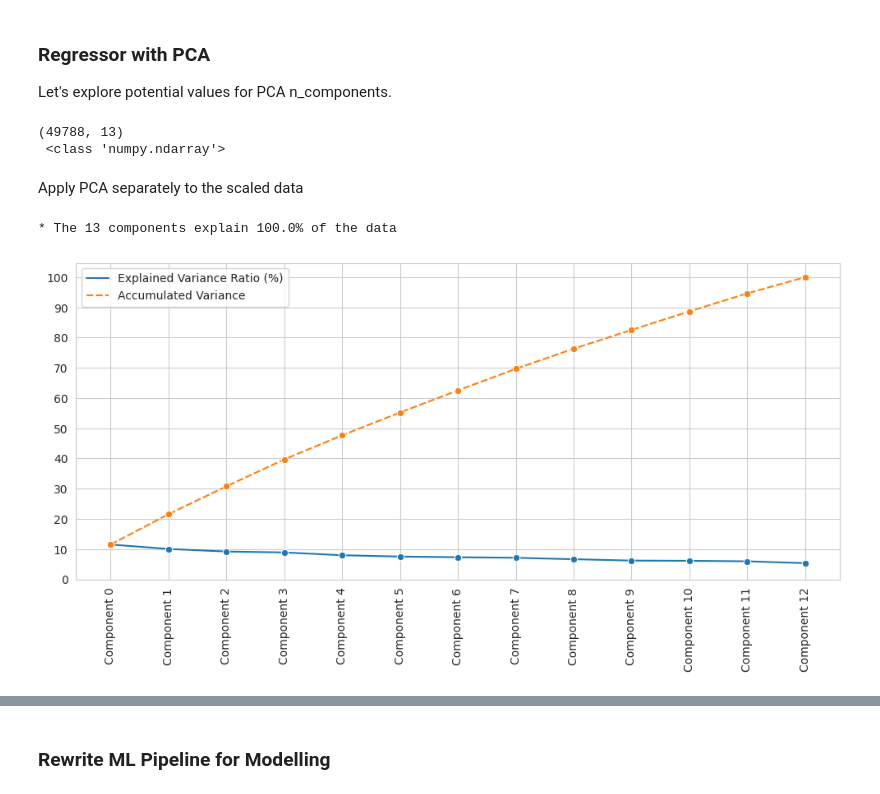
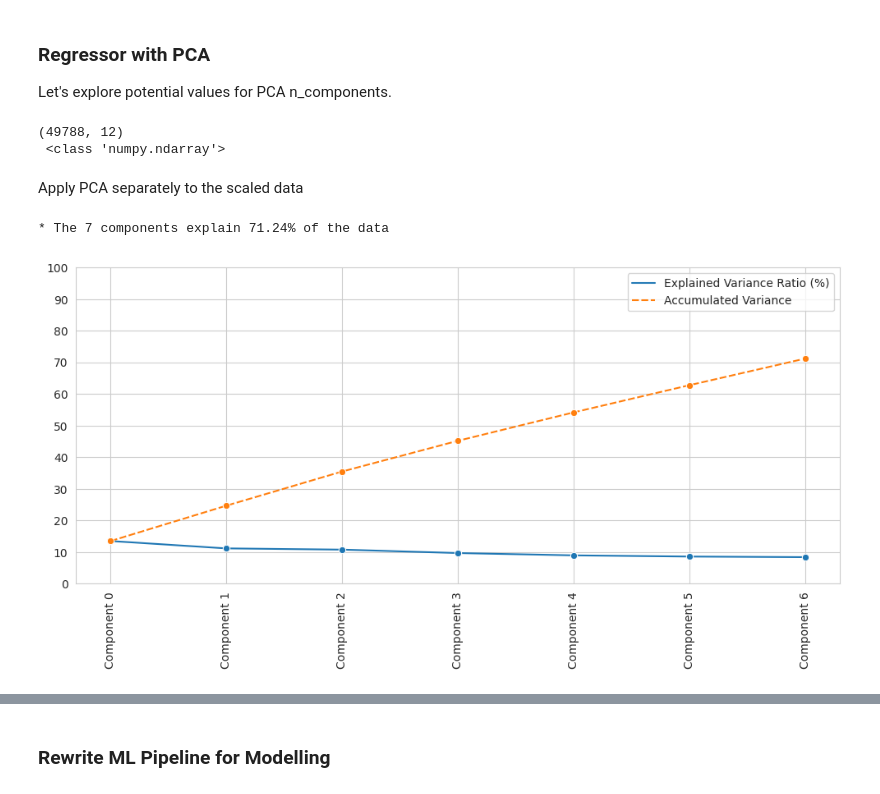
Before and after one commit to cniblock/milestone-covid-19-study, a Jupyter notebook: jupyter_notebooks/06 - Modeling and Evaluation - Regression.ipynb, the cells around one changed output, grey strips where cells are left out. Drawn from its saved outputs; the diff is of its cells as text; code cells hidden in the pictures.

```diff
--- a/jupyter_notebooks/06 - Modeling and Evaluation - Regression.ipynb
+++ b/jupyter_notebooks/06 - Modeling and Evaluation - Regression.ipynb
@@ -75,11 +75,10 @@ df.head(3)
 # %% [markdown]
 Create the target variable 'SEVERITY'
 # %%
-df['SEVERITY'] = np.where((df['ICU'] == 'Yes') | (df['INTUBED'] == 'Yes'), 1, 0)
+df['SEVERITY'] = np.where((df['ICU'] == 1) | (df['INTUBED'] == 1) | (df['PNEUMONIA'] == 1), 1, 0)
 
-columns_to_drop = ['DIED', 'ICU', 'INTUBED']
-existing_columns_to_drop = [col for col in columns_to_drop if col in df.columns]
-df = df.drop(labels=existing_columns_to_drop, axis=1)
+columns_to_drop = ['ICU', 'INTUBED', 'PNEUMONIA']
+df = df.drop(labels=columns_to_drop, axis=1)
 
 print(df.shape)
 df.head(3)
@@ -116,7 +115,7 @@ from sklearn.ensemble import AdaBoostRegressor, ExtraTreesRegressor
 def PipelineOptimization(model):
     pipeline_base = Pipeline([
         ("OrdinalCategoricalEncoder", OrdinalEncoder(encoding_method='arbitrary',
-                                                     variables=['SEX', 'PNEUMONIA', 'DIABETES', 'COPD',
+                                                     variables=['SEX', 'DIABETES', 'COPD',
                                                                 'ASTHMA', 'INMSUPR', 'HIPERTENSION', 'OTHER_DISEASE',
                                                                 'CARDIOVASCULAR', 'OBESITY', 'RENAL_CHRONIC',
                                                                 'TOBACCO'])),
@@ -442,41 +441,41 @@ df_pca = pipeline_pca.fit_transform(df.drop(['AGE'], axis=1))
 
 print(df_pca.shape, '\n', type(df_pca))
 # %% [output]
-(49788, 13)
+(49788, 12)
  <class 'numpy.ndarray'>
 # %% [markdown]
 Apply PCA separately to the scaled data
 # %%
 import numpy as np
 from sklearn.decomposition import PCA
 
-n_components = 13
+n_components = 7
 
 def pca_components_analysis(df_pca, n_components):
     pca = PCA(n_components=n_components).fit(df_pca)
     x_PCA = pca.transform(df_pca)  # array with transformed PCA
 
     ComponentsList = ["Component " + str(number) for number in range(n_components)]
     dfExplVarRatio = pd.DataFrame(
         data=np.round(100 * pca.explained_variance_ratio_, 3),
         index=ComponentsList,
         columns=['Explained Variance Ratio (%)'])
 
     dfExplVarRatio['Accumulated Variance'] = dfExplVarRatio['Explained Variance Ratio (%)'].cumsum()
 
     PercentageOfDataExplained = dfExplVarRatio['Explained Variance Ratio (%)'].sum()
 
     print(f"* The {n_components} components explain {round(PercentageOfDataExplained, 2)}% of the data \n")
     plt.figure(figsize=(12, 5))
     sns.lineplot(data=dfExplVarRatio, marker="o")
     plt.xticks(rotation=90)
     plt.yticks(np.arange(0, 110, 10))
     plt.show()
 
 pca_components_analysis(df_pca=df_pca, n_components=n_components)
 # %% [output]
-* The 13 components explain 100.0% of the data
+* The 7 components explain 71.24% of the data
-[figure, old version]
+[figure, new version]
 # %%
 n_components = 7
 pca_components_analysis(df_pca=df_pca, n_components=n_components)
```
Also changed, not shown: parts of 24 cells of this notebook.
